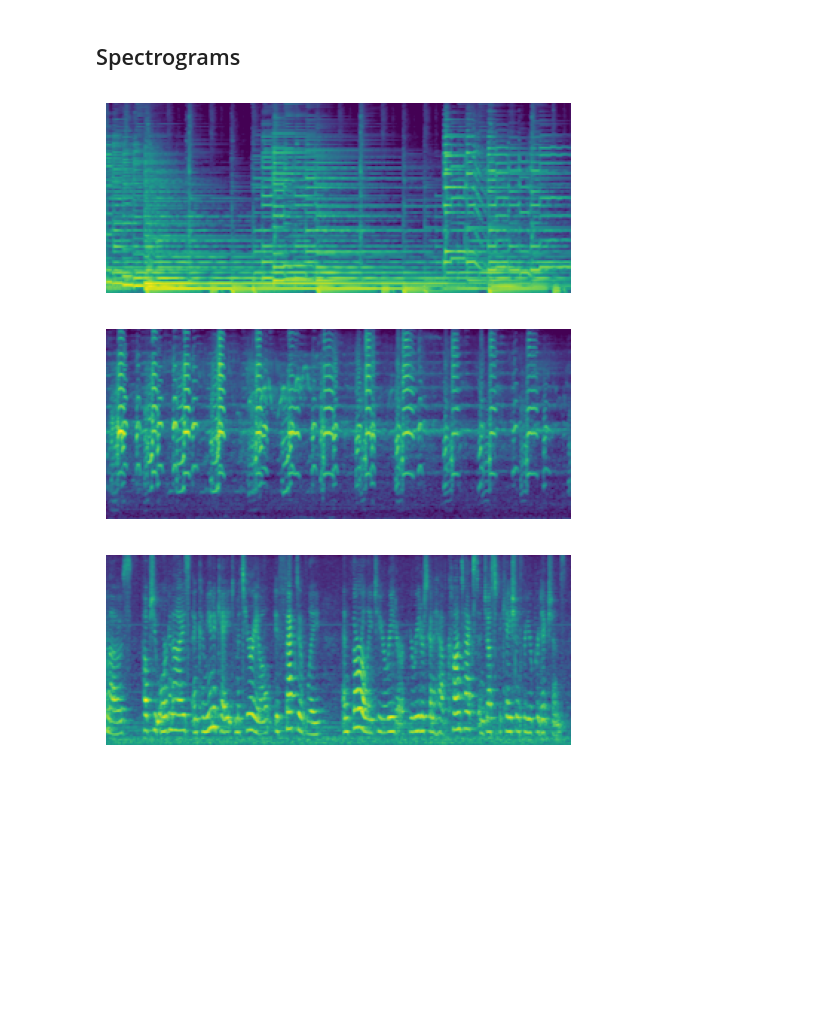
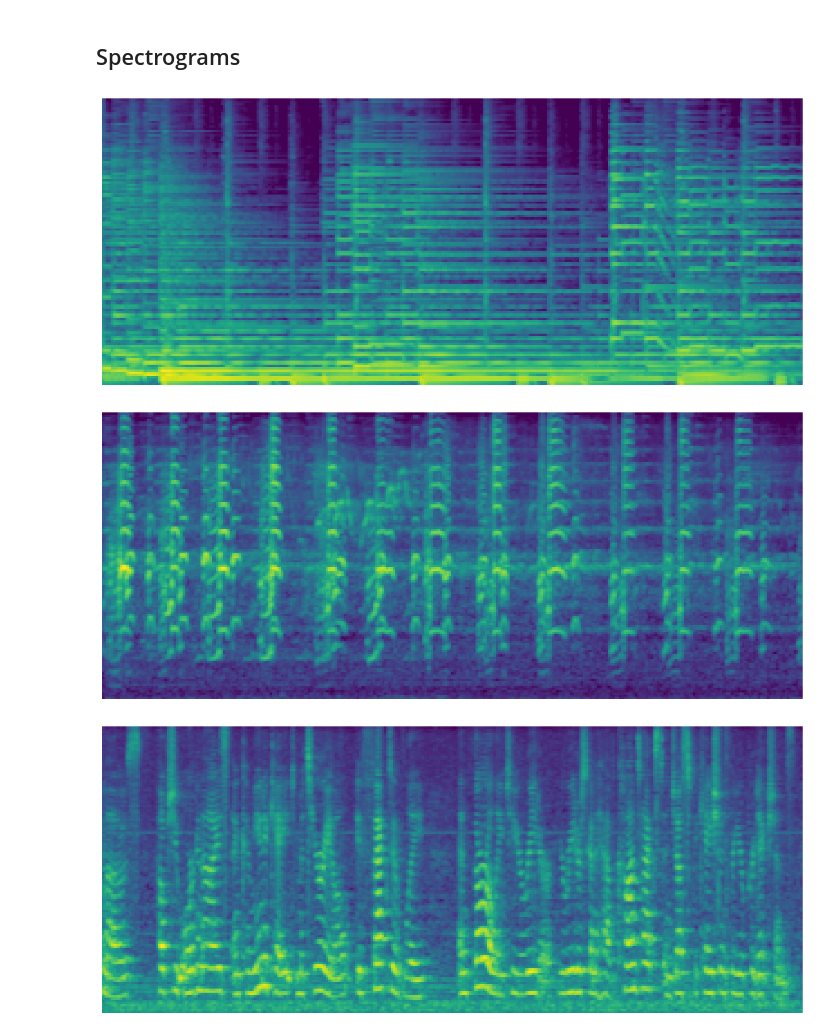
Before and after one commit to wojtekk23/ss-vq-vae, a Jupyter notebook: experiments/Thesis Visualizations.ipynb, the cells around one changed output. Cells and saved outputs as stored; diff of their text form; code cells hidden in the pictures; blank space fills up the shorter version.

```diff
--- a/experiments/Thesis Visualizations.ipynb
+++ b/experiments/Thesis Visualizations.ipynb
@@ -8,35 +8,39 @@ import yt_dlp as youtube_dl
 import librosa
 import numpy as np
 import matplotlib.pyplot as plt
 
 HOME_FOLDER = '/home/user/ss-vq-vae/experiments/visualizations_data/spectrograms/'
 SR = 16_000
 duration = 10
 
 # Dictionary of YouTube URLs with start and duration for clips
 # Clips taken from the Audioset dataset: "Music", "Bird vocalization, bird call, bird song" and "Speech" respectively
 rel_paths = {
     'Music': '-0SdAVK79lg.wav',
     'Bird song': 'G8tT-uKj3Ls.wav',
     'Speech': '-5-vmt2iKT0.wav',
 }
 
 def process_audio(rel_path):
     full_path = os.path.join(HOME_FOLDER, rel_path)
 
     audio_data, sample_rate = librosa.load(full_path, sr=SR, duration=duration)
     melspectrogram = librosa.feature.melspectrogram(y=audio_data, sr=sample_rate)
     return librosa.power_to_db(melspectrogram, ref=np.max)
 
 melspectrograms = {key: process_audio(rel_path) for key, rel_path in rel_paths.items()}
 
 # Generate plots
 for i, (key, melspectrogram) in enumerate(melspectrograms.items()):
-    fig, axes = plt.subplots(1, figsize=(6, 18))
+    fig, axes = plt.subplots(1, figsize=plt.figaspect(melspectrogram))
+
+    fig.subplots_adjust(0,0,1,1)
     axes.axis('off')
     axes.imshow(melspectrogram, origin='lower')
-    fig.savefig(os.path.join(HOME_FOLDER, f"{key}.png"))
+
+    # fig.set_size_inches(6, 18)
+    fig.savefig(os.path.join(HOME_FOLDER, f"{key}.png"), dpi=100)
 # %% [output]
-[figure, old version]
+[figure, new version]
-[figure, old version]
+[figure, new version]
-[figure, old version]
+[figure, new version]
```
Also changed, not shown: 3 other files.
